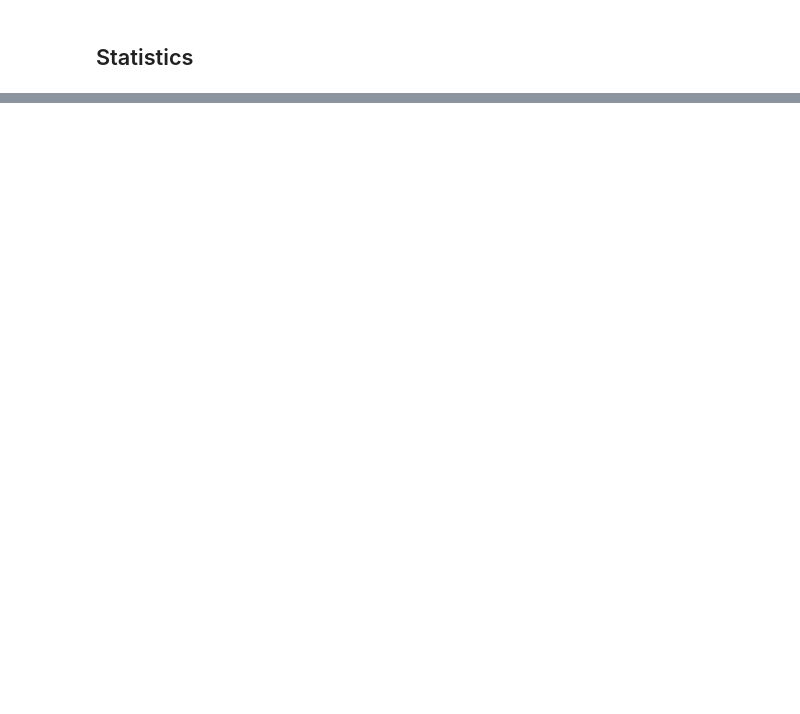
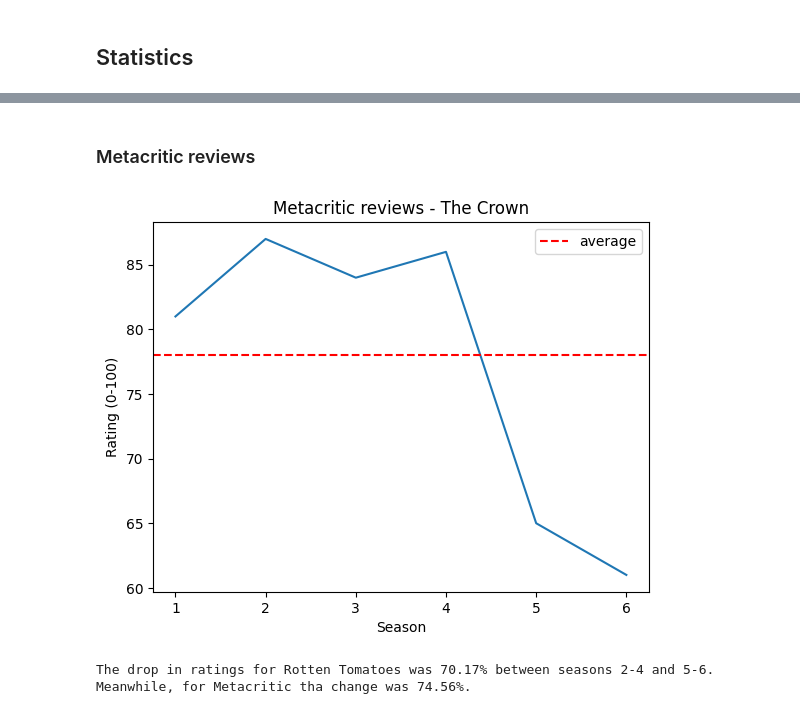
Before and after one commit to zof-br/Tv_series, a Jupyter notebook: tv_show.ipynb, the cells around one changed output, grey strips where cells are left out. Saved outputs shown, nothing was run; the diff lists cells and outputs as text; code cells hidden in the pictures; blank space fills up the shorter version.

```diff
--- a/tv_show.ipynb
+++ b/tv_show.ipynb
@@ -36,0 +52,26 @@ views = np.array([])
+# %% [markdown]
+### Metacritic reviews
+# %%
+reviews_m = np.array([81, 87, 84, 86, 65, 61])
+avg_m = 78
+plt.plot(x, reviews_m)
+plt.xlabel("Season")
+plt.ylabel("Rating (0-100)")
+plt.axhline(y=avg_m, color="red", linestyle = "dashed", label="average")
+plt.legend()
+plt.title("Metacritic reviews - The Crown")
+plt.show()
+# %% [output]
+[figure, added]
+# %%
+mean1 = np.mean(reviews_rt[:4])
+mean2= np.mean(reviews_rt[4:])
+mean3= np.mean(reviews_m[0:4])
+mean4 = np.mean(reviews_m[4:])
+change = 100*mean2/mean1
+change2= 100*mean4/mean3
+print("The drop in ratings for Rotten Tomatoes was {}% between seasons 2-4 and 5-6.".format(round(change,2)))
+print("Meanwhile, for Metacritic tha change was {}%.".format(round(change2, 2)))
+# %% [output]
+The drop in ratings for Rotten Tomatoes was 70.17% between seasons 2-4 and 5-6.
+Meanwhile, for Metacritic tha change was 74.56%.
```
Also changed, not shown: parts of 3 cells of this notebook.
